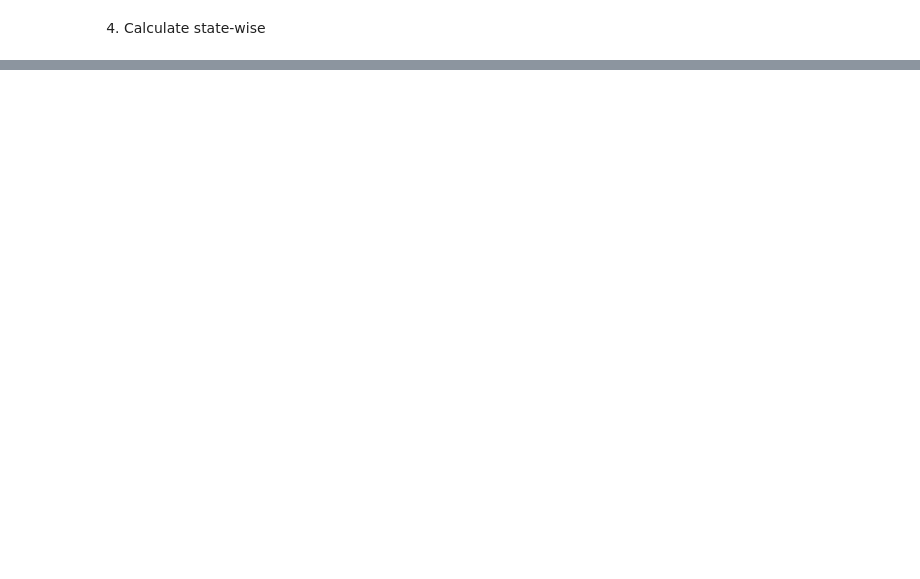
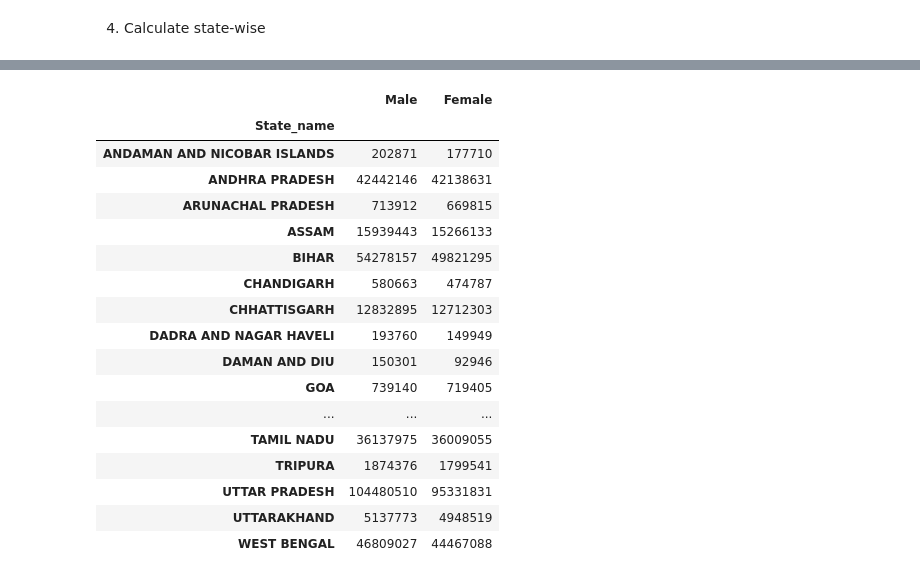
Before and after one commit to GilangPradnyana/UDEMY_PYTHON, a Jupyter notebook: PROJECT/CENCUS/main.ipynb, the cells around one changed output, grey strips where cells are left out. Cells and saved outputs as stored; diff of their text form; code cells hidden in the pictures; blank space fills up the shorter version.

```diff
--- a/PROJECT/CENCUS/main.ipynb
+++ b/PROJECT/CENCUS/main.ipynb
@@ -49,0 +141,21 @@ data.style.set_caption("India Cencus 2011")
+# %%
+data.groupby("State_name")[["Male", "Female"]].sum()
+# %% [output]
+|  | Male | Female |
+| State_name |  |  |
+| ANDAMAN AND NICOBAR ISLANDS | 202871 | 177710 |
+| ANDHRA PRADESH | 42442146 | 42138631 |
+| ARUNACHAL PRADESH | 713912 | 669815 |
+| ASSAM | 15939443 | 15266133 |
+| BIHAR | 54278157 | 49821295 |
+| CHANDIGARH | 580663 | 474787 |
+| CHHATTISGARH | 12832895 | 12712303 |
+| DADRA AND NAGAR HAVELI | 193760 | 149949 |
+| DAMAN AND DIU | 150301 | 92946 |
+| GOA | 739140 | 719405 |
+| ... | ... | ... |
+| TAMIL NADU | 36137975 | 36009055 |
+| TRIPURA | 1874376 | 1799541 |
+| UTTAR PRADESH | 104480510 | 95331831 |
+| UTTARAKHAND | 5137773 | 4948519 |
+| WEST BENGAL | 46809027 | 44467088 |
```
Also changed, not shown: parts of 16 cells of this notebook.
